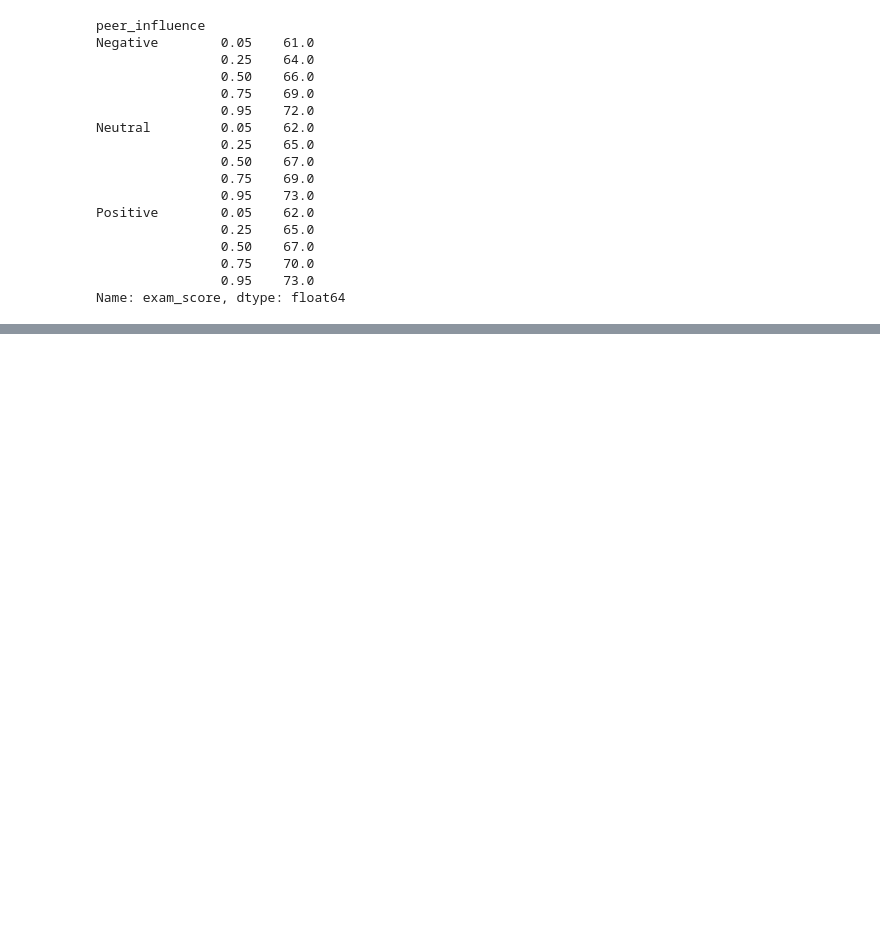
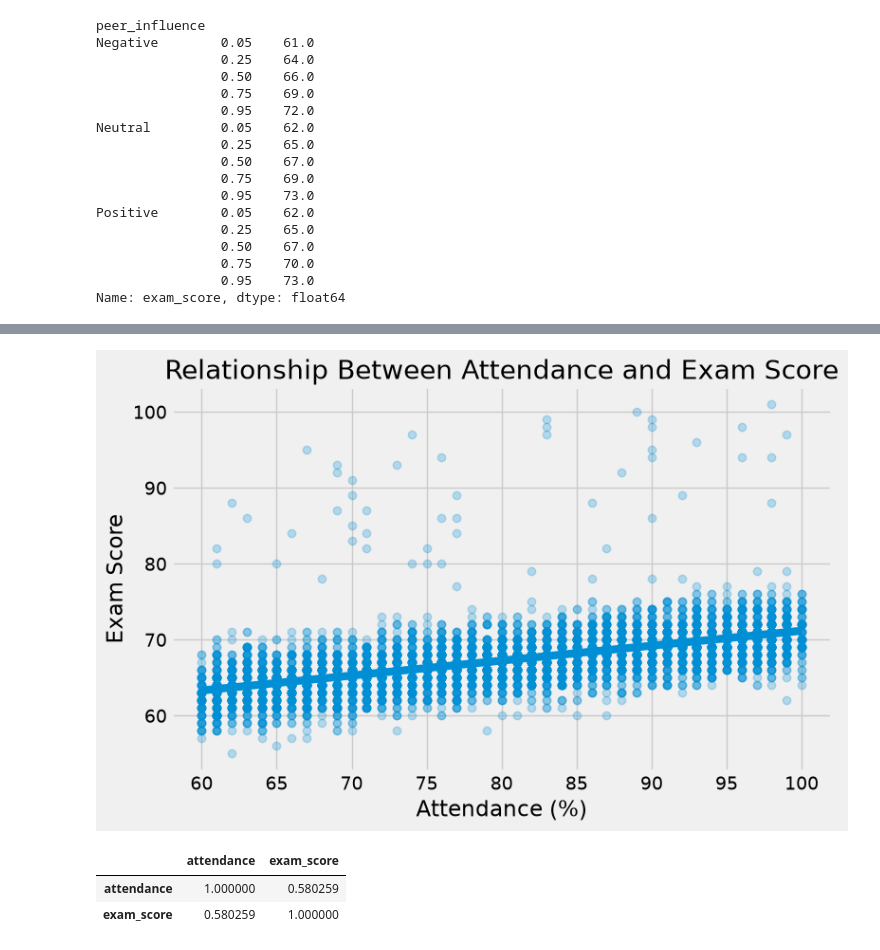
Before and after one commit to Sebastian-Saverino/school-analytics-report-practice, a Jupyter notebook: notebooks/data_explore.ipynb, the cells around one changed output, grey strips where cells are left out. Cells and saved outputs as stored; diff of their text form; code cells hidden in the pictures; blank space fills up the shorter version.

Commit message:
Begin working on final draft of data analysis report

```diff
--- a/notebooks/data_explore.ipynb
+++ b/notebooks/data_explore.ipynb
@@ -518,0 +533,23 @@ Name: exam_score, dtype: float64
+# %%
+plt.figure(figsize=(8, 5))
+
+sns.regplot(
+    data=gold_df,
+    x="attendance",
+    y="exam_score",
+    scatter_kws={"alpha": 0.25}
+)
+
+plt.xlabel("Attendance (%)")
+plt.ylabel("Exam Score")
+plt.title("Relationship Between Attendance and Exam Score")
+
+plt.show()
+# %% [output]
+[figure, added]
+# %%
+silver_df[["attendance", "exam_score"]].corr()
+# %% [output]
+|  | attendance | exam_score |
+| attendance | 1.000000 | 0.580259 |
+| exam_score | 0.580259 | 1.000000 |
```
Also changed, not shown: parts of 3 cells of this notebook, 5 other files.
